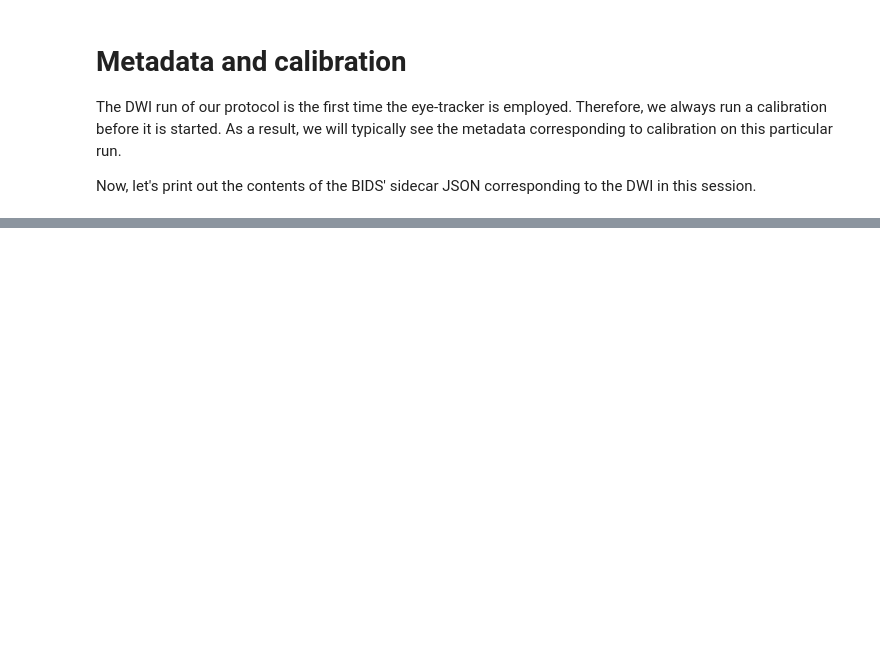
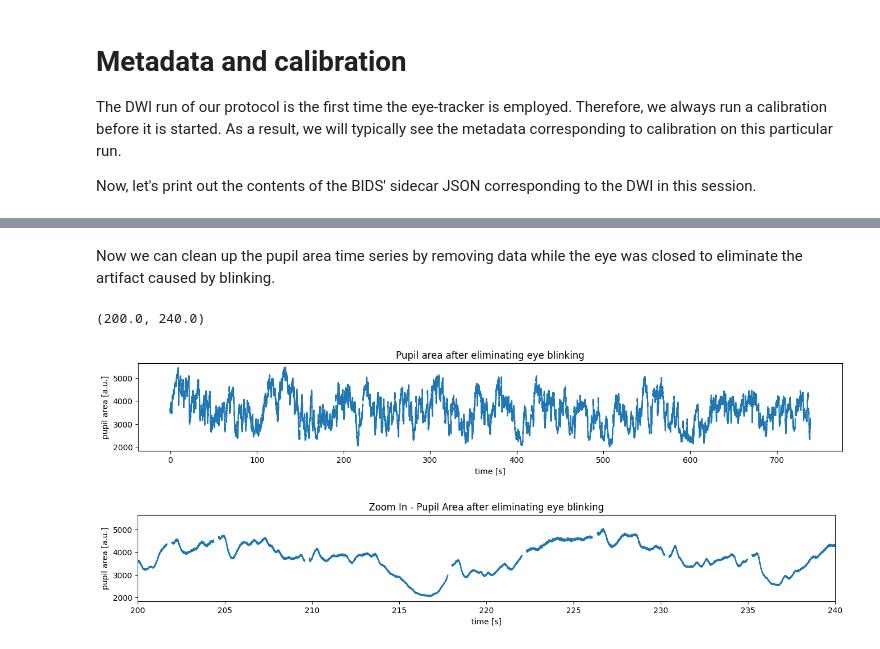
Before and after one commit to Evelyn92/hcph-sops-fork, a Jupyter notebook: code/eyetracking/QA_QC of eye-tracking data.ipynb, the cells around one changed output, grey strips where cells are left out. Cells and saved outputs as stored; diff of their text form; code cells hidden in the pictures; blank space fills up the shorter version.

```diff
--- a/code/eyetracking/QA_QC of eye-tracking data.ipynb
+++ b/code/eyetracking/QA_QC of eye-tracking data.ipynb
@@ -201,16 +204,32 @@ plt.xlim((3000-0.1, 3010.0));
+# %% [markdown]
+Now we can clean up the pupil area time series by removing data while the eye was closed to eliminate the artifact caused by blinking.
 # %%
-# pupil_area = recording["pupil_size"].values
-# pupil_area[recording["blink"] > 0] = np.nan
+pupil_area = recording["pupil_size"].values
+pupil_area[recording["blink"] > 0] = np.nan
 
-# fig = plt.figure(figsize=(16, 2))
+fig = plt.figure(figsize=(16, 2))
 
-# plt.plot(
-#     t_axis,
-#     recording["pupil_size"].values,
-# )
+plt.plot(
+    t_axis,
+    recording["pupil_size"].values,
+)
+plt.title("Pupil area after eliminating eye blinking")
+plt.xlabel("time [s]")
+plt.ylabel("pupil area [a.u.]");
 
-# plt.xlabel("time [s]")
-# plt.ylabel("pupil area [a.u.]");
+fig = plt.figure(figsize=(16, 2))
+plt.plot(
+    t_axis,
+    recording["pupil_size"].values,
+)
+plt.title("Zoom In - Pupil Area after eliminating eye blinking")
+plt.xlabel("time [s]")
+plt.ylabel("pupil area [a.u.]")
+plt.xlim((200, 240))
+# %% [output]
+(200.0, 240.0)
+[figure, added]
+[figure, added]
 # %%
 import plot
 size = (
```
Also changed, not shown: parts of 25 cells of this notebook, 4 other files.
